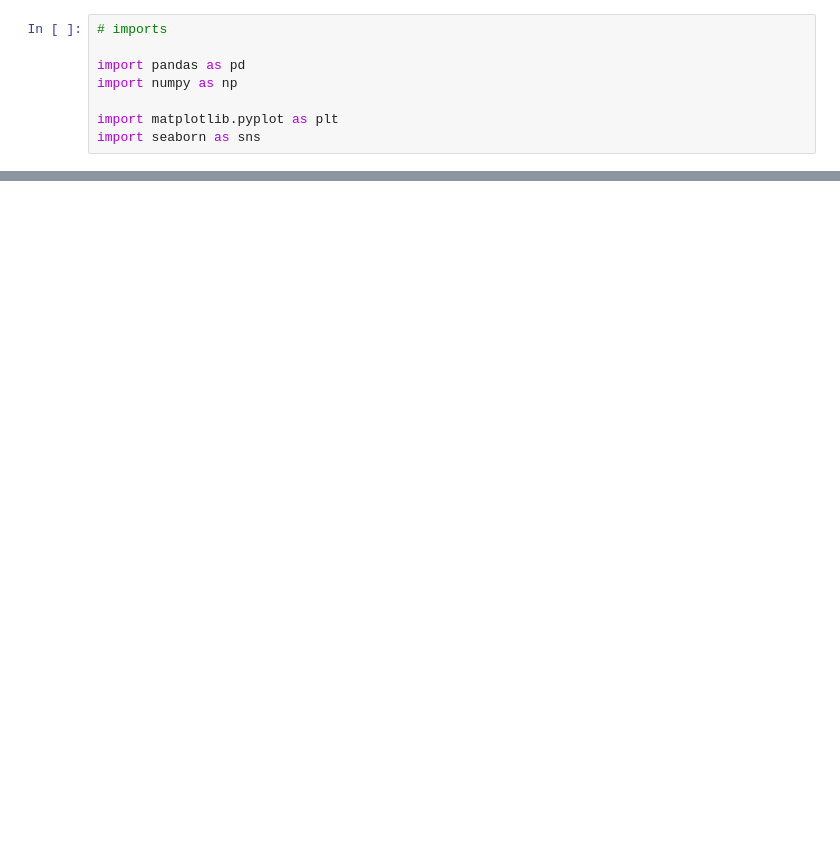
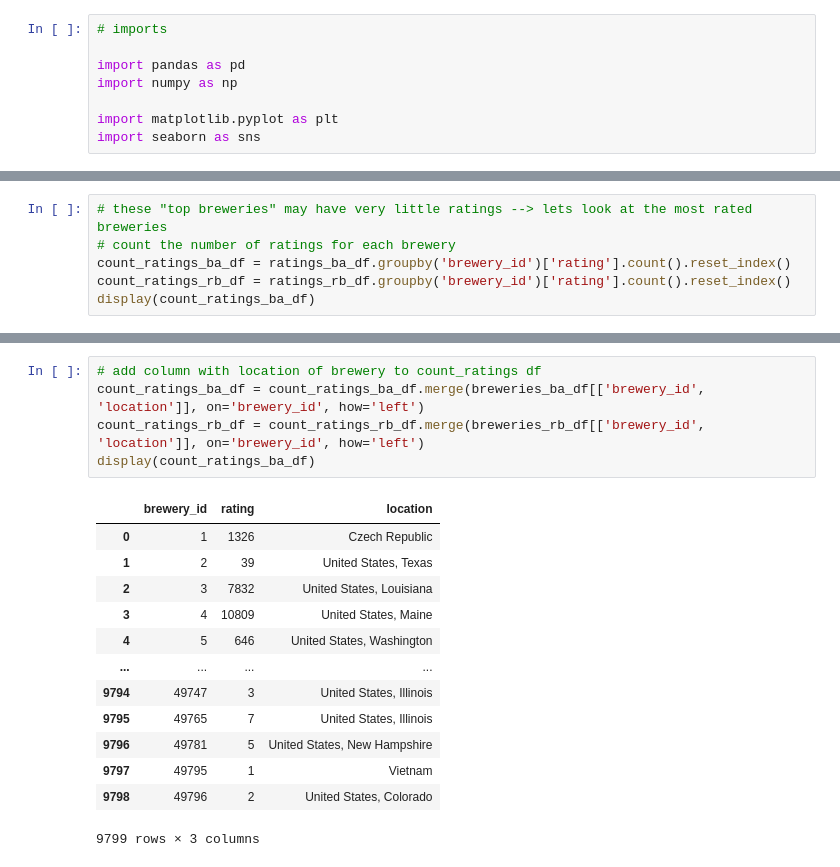
Before and after one commit to epfl-ada/ada-2023-project-datababes, a Jupyter notebook: eda_alex_location.ipynb, the cells around one changed output, grey strips where cells are left out. Cells and saved outputs as stored; diff of their text form; blank space fills up the shorter version.

```diff
--- a/eda_alex_location.ipynb
+++ b/eda_alex_location.ipynb
@@ -103,0 +129,6 @@ display(ratings_rb_df)
+# %%
+# these "top breweries" may have very little ratings --> lets look at the most rated breweries
+# count the number of ratings for each brewery
+count_ratings_ba_df = ratings_ba_df.groupby('brewery_id')['rating'].count().reset_index()
+count_ratings_rb_df = ratings_rb_df.groupby('brewery_id')['rating'].count().reset_index()
+display(count_ratings_ba_df)
@@ -103,0 +149,19 @@ display(ratings_rb_df)
+# %%
+# add column with location of brewery to count_ratings df
+count_ratings_ba_df = count_ratings_ba_df.merge(breweries_ba_df[['brewery_id', 'location']], on='brewery_id', how='left')
+count_ratings_rb_df = count_ratings_rb_df.merge(breweries_rb_df[['brewery_id', 'location']], on='brewery_id', how='left')
+display(count_ratings_ba_df)
+# %% [output]
+|  | brewery_id | rating | location |
+| 0 | 1 | 1326 | Czech Republic |
+| 1 | 2 | 39 | United States, Texas |
+| 2 | 3 | 7832 | United States, Louisiana |
+| 3 | 4 | 10809 | United States, Maine |
+| 4 | 5 | 646 | United States, Washington |
+| ... | ... | ... | ... |
+| 9794 | 49747 | 3 | United States, Illinois |
+| 9795 | 49765 | 7 | United States, Illinois |
+| 9796 | 49781 | 5 | United States, New Hampshire |
+| 9797 | 49795 | 1 | Vietnam |
+| 9798 | 49796 | 2 | United States, Colorado |
+9799 rows × 3 columns
```
Also changed, not shown: parts of 20 cells of this notebook.
